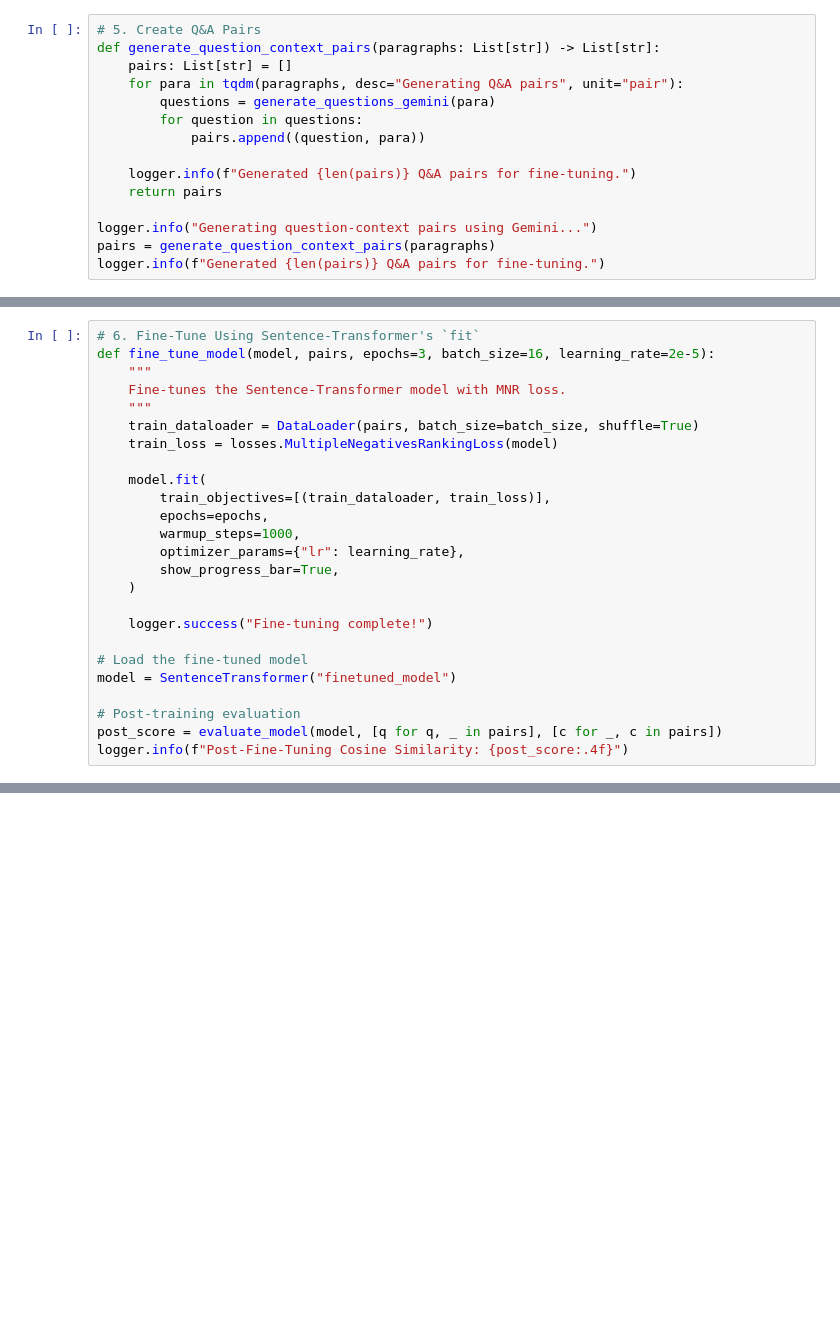
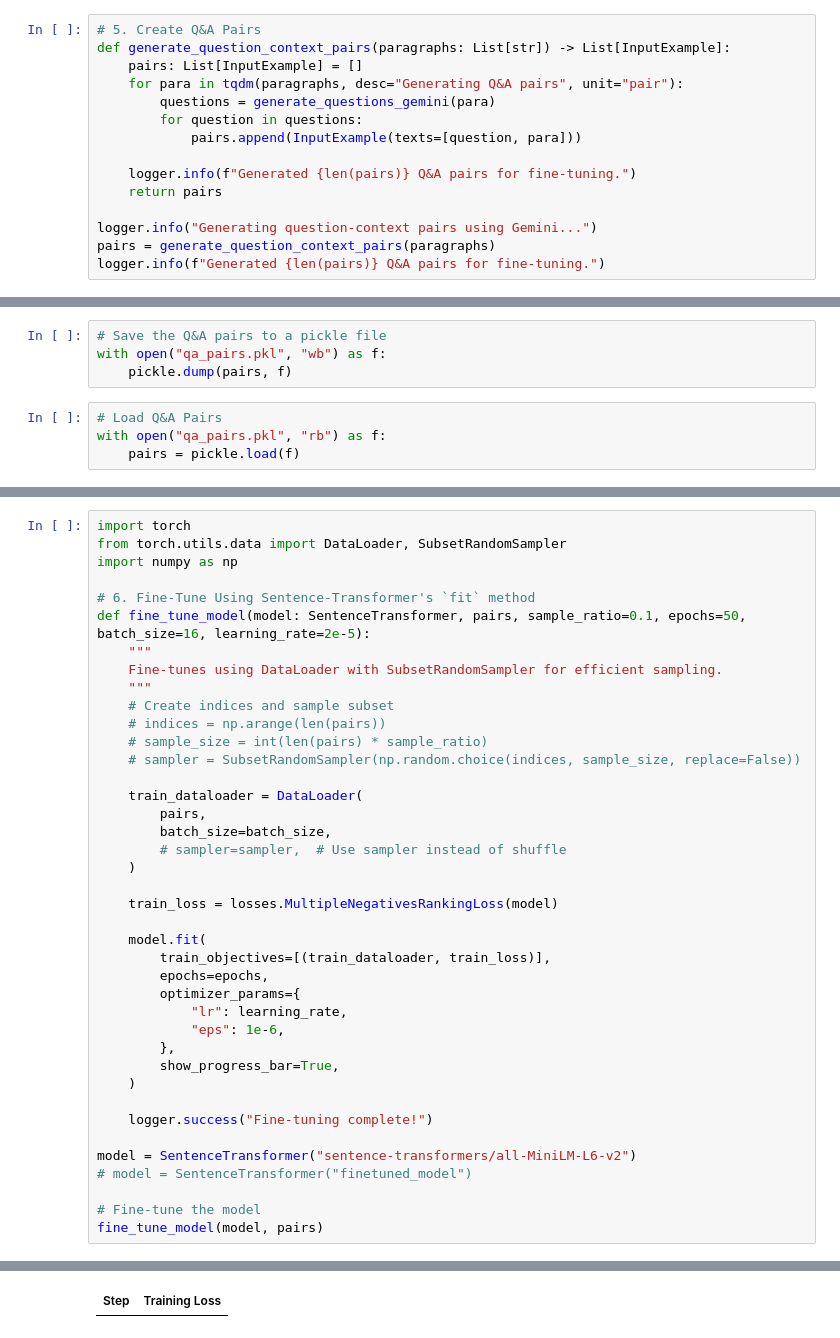
Before and after one commit to cristianleoo/models-from-scratch-python, a Jupyter notebook: Embedding Finetuning/demo.ipynb, the cells around one changed output, grey strips where cells are left out. Saved outputs shown, nothing was run; the diff lists cells and outputs as text; blank space fills up the shorter version.

Commit message:
finetuned embeddings

```diff
--- a/Embedding Finetuning/demo.ipynb
+++ b/Embedding Finetuning/demo.ipynb
@@ -136,12 +143,12 @@ def generate_questions_gemini(section_text: str) -> List[str]:
         return []
 # %%
 # 5. Create Q&A Pairs
-def generate_question_context_pairs(paragraphs: List[str]) -> List[str]:
-    pairs: List[str] = []
+def generate_question_context_pairs(paragraphs: List[str]) -> List[InputExample]:
+    pairs: List[InputExample] = []
     for para in tqdm(paragraphs, desc="Generating Q&A pairs", unit="pair"):
         questions = generate_questions_gemini(para)
         for question in questions:
-            pairs.append((question, para))
+            pairs.append(InputExample(texts=[question, para]))
 
     logger.info(f"Generated {len(pairs)} Q&A pairs for fine-tuning.")
     return pairs
@@ -152,3 +173,11 @@ logger.info(f"Generated {len(pairs)} Q&A pairs for fine-tuning.")
+# %%
+# Save the Q&A pairs to a pickle file
+with open("qa_pairs.pkl", "wb") as f:
+    pickle.dump(pairs, f)
+# %%
+# Load Q&A Pairs
+with open("qa_pairs.pkl", "rb") as f:
+    pairs = pickle.load(f)
 # %%
 # 6. Evaluation: Compare Pre and Post Fine-Tuning Performance
 def evaluate_model(model, questions, contexts):
@@ -186,26 +213,41 @@ logger.info(f"Pre-Fine-Tuning Cosine Similarity: {pre_score:.4f}")
 # %%
-# 6. Fine-Tune Using Sentence-Transformer's `fit`
-def fine_tune_model(model, pairs, epochs=3, batch_size=16, learning_rate=2e-5):
+import torch
+from torch.utils.data import DataLoader, SubsetRandomSampler
+import numpy as np
+
+# 6. Fine-Tune Using Sentence-Transformer's `fit` method
+def fine_tune_model(model: SentenceTransformer, pairs, sample_ratio=0.1, epochs=50, batch_size=16, learning_rate=2e-5):
     """
-    Fine-tunes the Sentence-Transformer model with MNR loss.
+    Fine-tunes using DataLoader with SubsetRandomSampler for efficient sampling.
     """
-    train_dataloader = DataLoader(pairs, batch_size=batch_size, shuffle=True)
+    # Create indices and sample subset
+    # indices = np.arange(len(pairs))
+    # sample_size = int(len(pairs) * sample_ratio)
+    # sampler = SubsetRandomSampler(np.random.choice(indices, sample_size, replace=False))
+
+    train_dataloader = DataLoader(
+        pairs,
+        batch_size=batch_size,
+        # sampler=sampler,  # Use sampler instead of shuffle
+    )
+
     train_loss = losses.MultipleNegativesRankingLoss(model)
 
     model.fit(
         train_objectives=[(train_dataloader, train_loss)],
         epochs=epochs,
-        warmup_steps=1000,
-        optimizer_params={"lr": learning_rate},
+        optimizer_params={
+            "lr": learning_rate,
+            "eps": 1e-6,
+        },
         show_progress_bar=True,
     )
 
     logger.success("Fine-tuning complete!")
 
-# Load the fine-tuned model
-model = SentenceTransformer("finetuned_model")
+model = SentenceTransformer("sentence-transformers/all-MiniLM-L6-v2")
+# model = SentenceTransformer("finetuned_model")
 
-# Post-training evaluation
-post_score = evaluate_model(model, [q for q, _ in pairs], [c for _, c in pairs])
-logger.info(f"Post-Fine-Tuning Cosine Similarity: {post_score:.4f}")
+# Fine-tune the model
+fine_tune_model(model, pairs)
 # %% [output]
@@ -213,0 +255 @@ logger.info(f"Post-Fine-Tuning Cosine Similarity: {post_score:.4f}")
+| Step | Training Loss |
```
Also changed, not shown: parts of 10 cells of this notebook, 2 other files.
